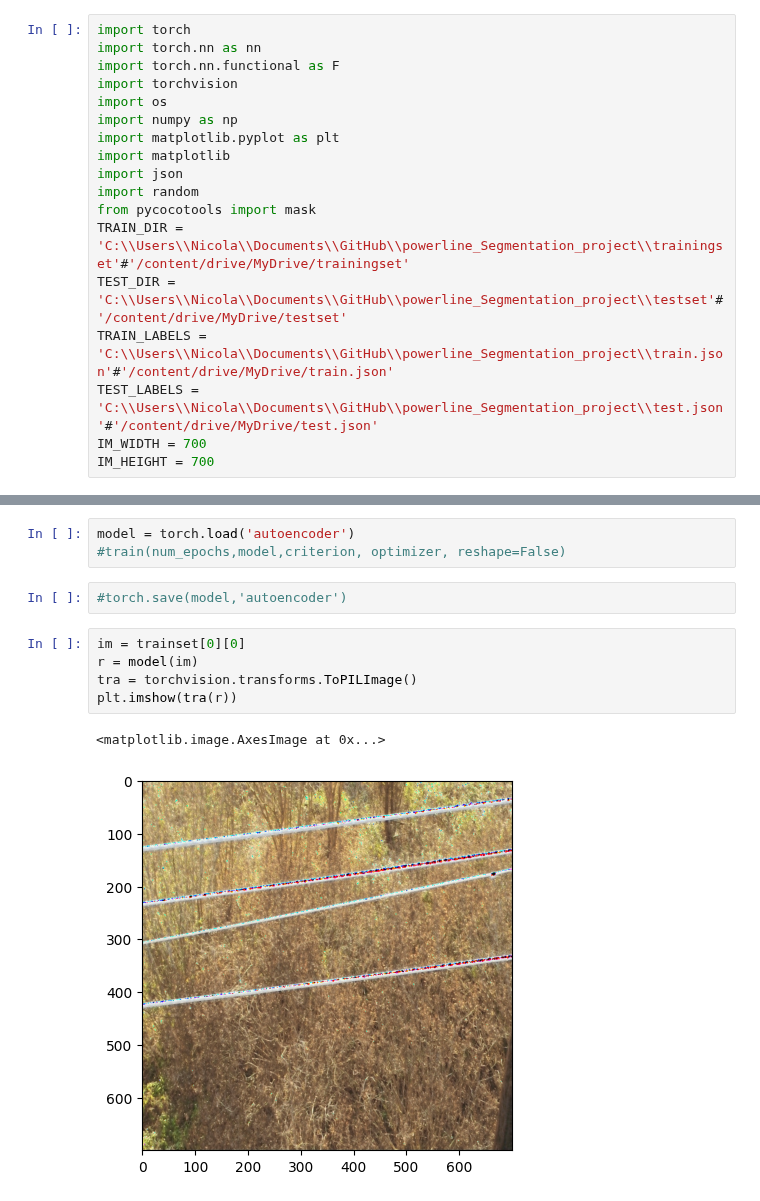
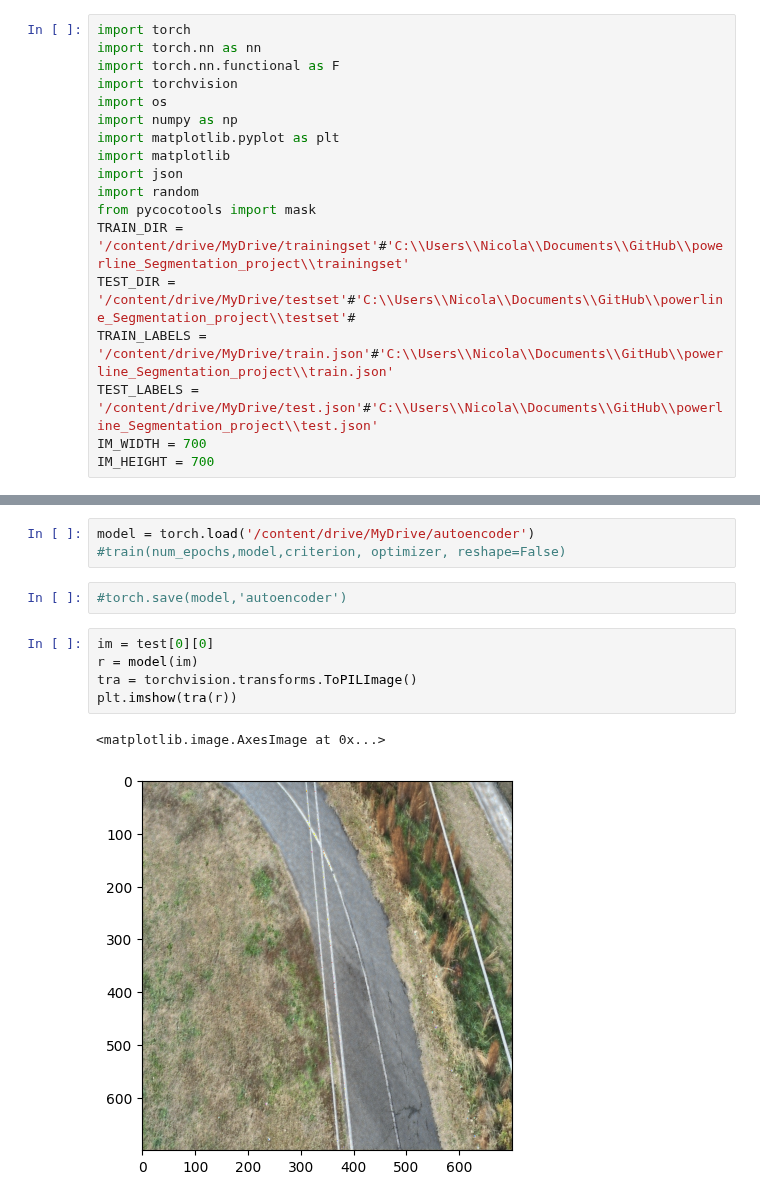
Before and after one commit to NicolaGabriele/powerline_Segmentation_project, a Jupyter notebook: project.ipynb, the cells around one changed output, grey strips where cells are left out. Drawn from its saved outputs; the diff is of its cells as text.

```diff
--- a/project.ipynb
+++ b/project.ipynb
@@ -17,10 +17,10 @@ import matplotlib
 import json
 import random
 from pycocotools import mask
-TRAIN_DIR = 'C:\\Users\\Nicola\\Documents\\GitHub\\powerline_Segmentation_project\\trainingset'#'/content/drive/MyDrive/trainingset'
-TEST_DIR = 'C:\\Users\\Nicola\\Documents\\GitHub\\powerline_Segmentation_project\\testset'#'/content/drive/MyDrive/testset'
-TRAIN_LABELS = 'C:\\Users\\Nicola\\Documents\\GitHub\\powerline_Segmentation_project\\train.json'#'/content/drive/MyDrive/train.json'
-TEST_LABELS =  'C:\\Users\\Nicola\\Documents\\GitHub\\powerline_Segmentation_project\\test.json'#'/content/drive/MyDrive/test.json'
+TRAIN_DIR = '/content/drive/MyDrive/trainingset'#'C:\\Users\\Nicola\\Documents\\GitHub\\powerline_Segmentation_project\\trainingset'
+TEST_DIR = '/content/drive/MyDrive/testset'#'C:\\Users\\Nicola\\Documents\\GitHub\\powerline_Segmentation_project\\testset'#
+TRAIN_LABELS = '/content/drive/MyDrive/train.json'#'C:\\Users\\Nicola\\Documents\\GitHub\\powerline_Segmentation_project\\train.json'
+TEST_LABELS =  '/content/drive/MyDrive/test.json'#'C:\\Users\\Nicola\\Documents\\GitHub\\powerline_Segmentation_project\\test.json'
 IM_WIDTH = 700
 IM_HEIGHT = 700
 # %%
@@ -130,17 +130,17 @@ def train(epoch,model,criterion,optimizer,reshape=False):
         train_counter.append(
         (batch_idx*batch_size) + ((epoch-1)*len(trains)))
 # %%
-model = torch.load('autoencoder')
+model = torch.load('/content/drive/MyDrive/autoencoder')
 #train(num_epochs,model,criterion, optimizer, reshape=False)
 # %%
 #torch.save(model,'autoencoder')
 # %%
-im = trainset[0][0]
+im = test[0][0]
 r = model(im)
 tra = torchvision.transforms.ToPILImage()
 plt.imshow(tra(r))
 # %% [output]
 <matplotlib.image.AxesImage at 0x...>
-[figure, old version]
+[figure, new version]
 # %%
 
```
Also changed, not shown: parts of 3 cells of this notebook.
